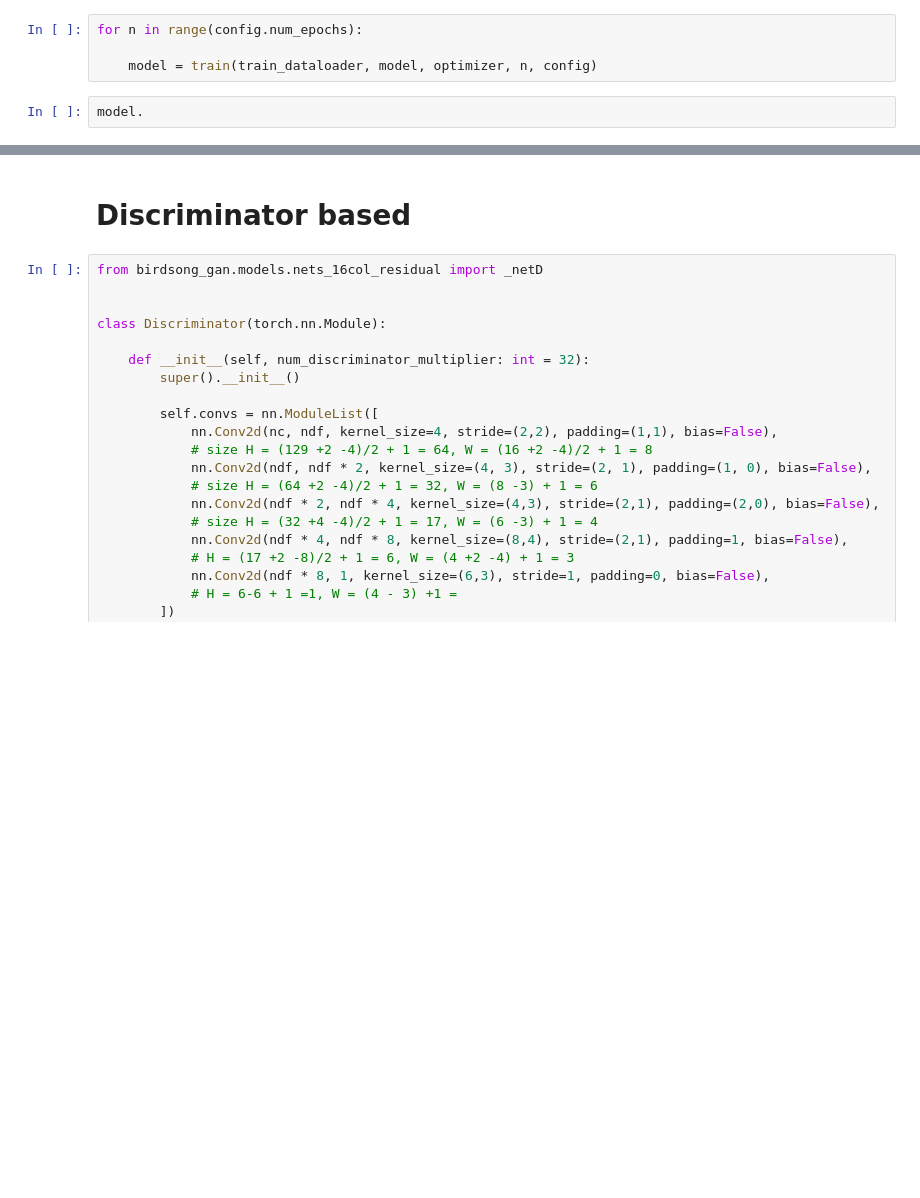
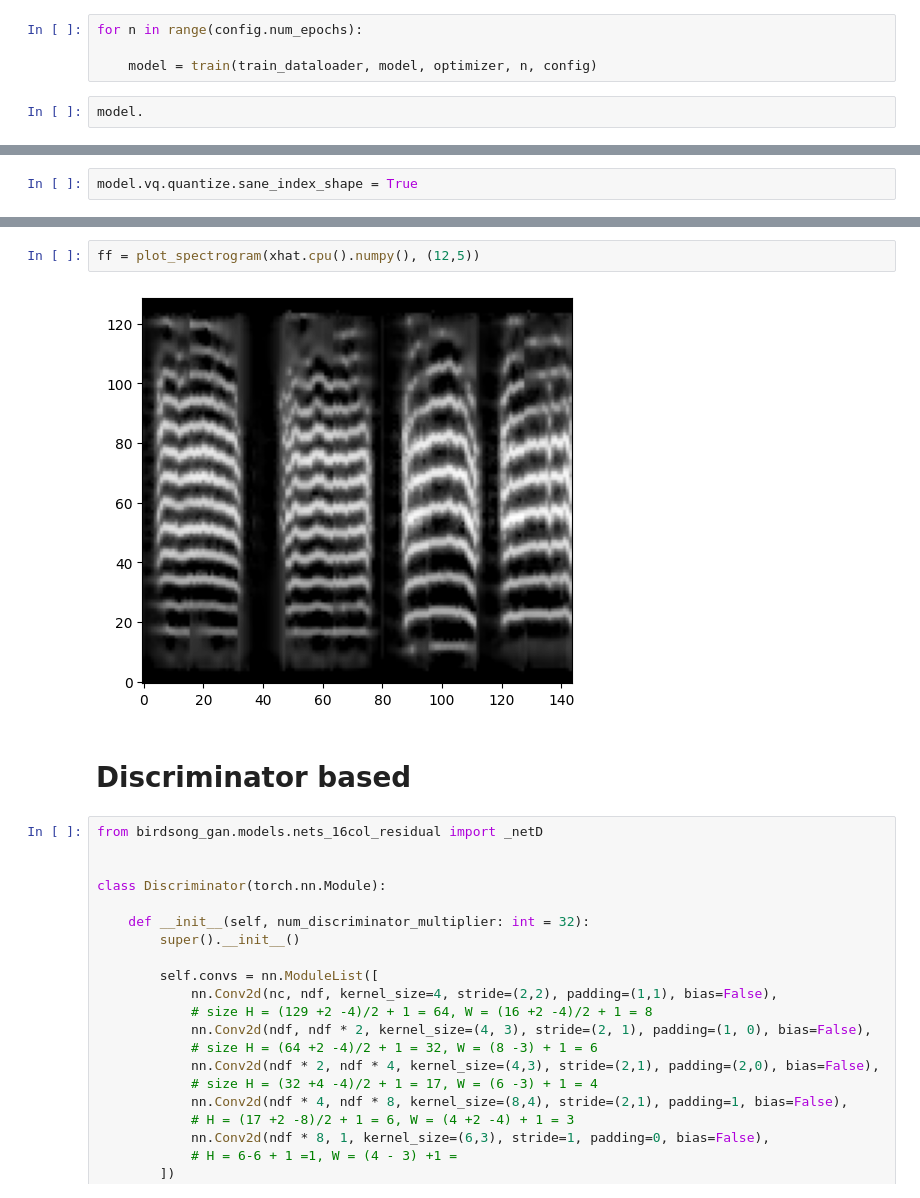
Before and after one commit to GaganNarula/birdsong_gan, a Jupyter notebook: birdsong_gan/notebooks/vqvae_exploration.ipynb, the cells around one changed output, grey strips where cells are left out. Cells and saved outputs as stored; diff of their text form; blank space fills up the shorter version.

```diff
--- a/birdsong_gan/notebooks/vqvae_exploration.ipynb
+++ b/birdsong_gan/notebooks/vqvae_exploration.ipynb
@@ -202,0 +289,2 @@ model.
+# %%
+model.vq.quantize.sane_index_shape = True
@@ -203,3 +327,7 @@ model.
+# %%
+ff = plot_spectrogram(xhat.cpu().numpy(), (12,5))
+# %% [output]
+[figure, added]
 # %% [markdown]
 # Discriminator based
 # %%
```
Also changed, not shown: parts of 52 cells of this notebook.
